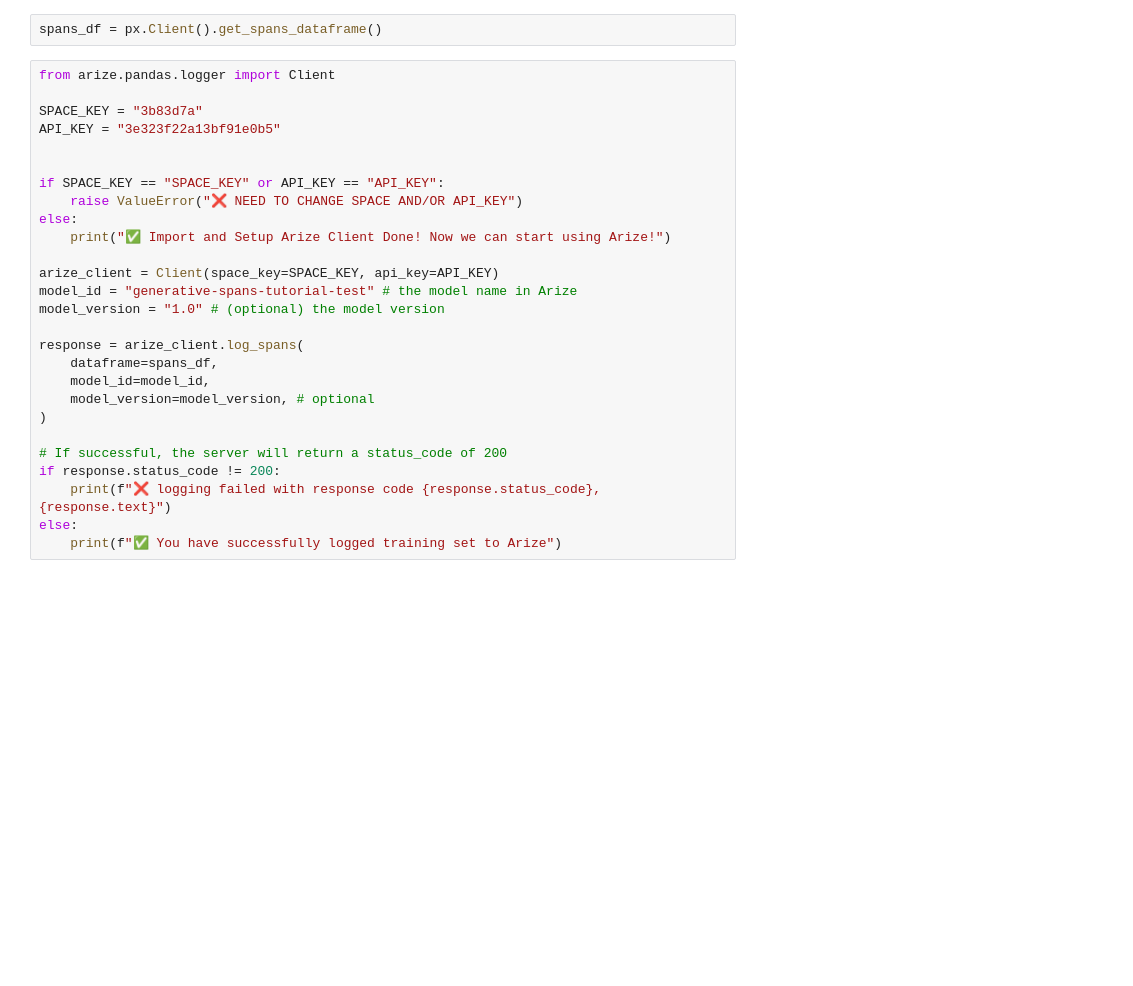
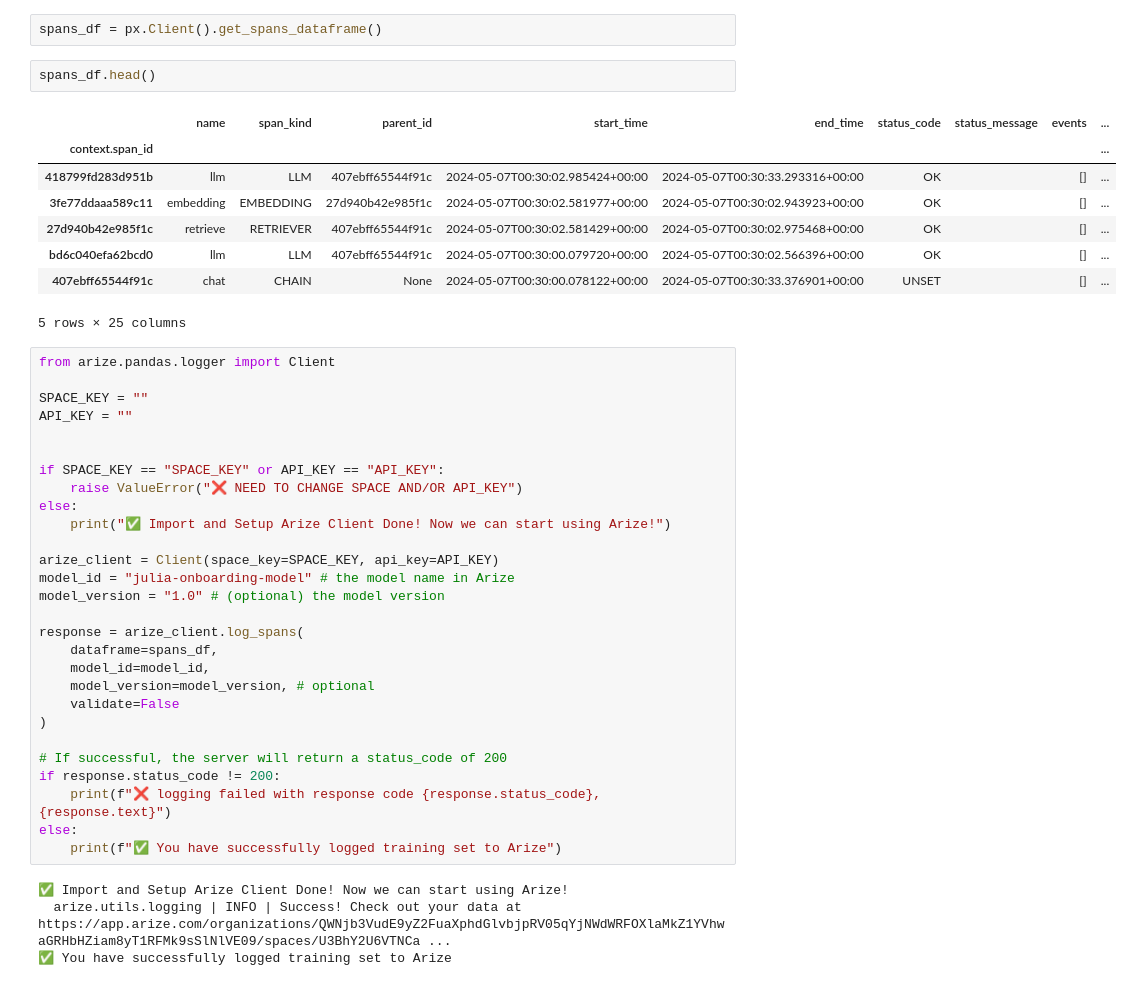
Before and after one commit to jgomes168/openinference, a Jupyter notebook: python/examples/dspy-rag-fastapi/evaluation/evaluate.ipynb, the cells around one changed output. Drawn from its saved outputs; the diff is of its cells as text; blank space fills up the shorter version.

Commit message:
working on exporting data to arize

```diff
--- a/python/examples/dspy-rag-fastapi/evaluation/evaluate.ipynb
+++ b/python/examples/dspy-rag-fastapi/evaluation/evaluate.ipynb
@@ -131,11 +149,22 @@ client.log_evaluations(DocumentEvaluations(dataframe=relevance_evals, eval_name=
                        SpanEvaluations(dataframe=hallucination_evals, eval_name="hallucination"))
 # %%
 spans_df = px.Client().get_spans_dataframe()
+# %%
+spans_df.head()
+# %% [output]
+|  | name | span_kind | parent_id | start_time | end_time | status_code | status_message | events | ... |
+| context.span_id |  |  |  |  |  |  |  |  | ... |
+| 418799fd283d951b | llm | LLM | 407ebff65544f91c | 2024-05-07T00:30:02.985424+00:00 | 2024-05-07T00:30:33.293316+00:00 | OK |  | [] | ... |
+| 3fe77ddaaa589c11 | embedding | EMBEDDING | 27d940b42e985f1c | 2024-05-07T00:30:02.581977+00:00 | 2024-05-07T00:30:02.943923+00:00 | OK |  | [] | ... |
+| 27d940b42e985f1c | retrieve | RETRIEVER | 407ebff65544f91c | 2024-05-07T00:30:02.581429+00:00 | 2024-05-07T00:30:02.975468+00:00 | OK |  | [] | ... |
+| bd6c040efa62bcd0 | llm | LLM | 407ebff65544f91c | 2024-05-07T00:30:00.079720+00:00 | 2024-05-07T00:30:02.566396+00:00 | OK |  | [] | ... |
+| 407ebff65544f91c | chat | CHAIN | None | 2024-05-07T00:30:00.078122+00:00 | 2024-05-07T00:30:33.376901+00:00 | UNSET |  | [] | ... |
+5 rows × 25 columns
 # %%
 from arize.pandas.logger import Client
 
-SPACE_KEY = "3b83d7a"
-API_KEY = "3e323f22a13bf91e0b5"
+SPACE_KEY = ""
+API_KEY = ""
 
 
 if SPACE_KEY == "SPACE_KEY" or API_KEY == "API_KEY":
@@ -144,13 +173,14 @@ else:
     print("✅ Import and Setup Arize Client Done! Now we can start using Arize!")
 
 arize_client = Client(space_key=SPACE_KEY, api_key=API_KEY)
-model_id = "generative-spans-tutorial-test" # the model name in Arize
+model_id = "julia-onboarding-model" # the model name in Arize
 model_version = "1.0" # (optional) the model version
 
 response = arize_client.log_spans(
     dataframe=spans_df,
     model_id=model_id,
     model_version=model_version, # optional
+    validate=False
 )
 
 # If successful, the server will return a status_code of 200
@@ -158,3 +188,7 @@ if response.status_code != 200:
     print(f"❌ logging failed with response code {response.status_code}, {response.text}")
 else:
     print(f"✅ You have successfully logged training set to Arize")
+# %% [output]
+✅ Import and Setup Arize Client Done! Now we can start using Arize!
+  arize.utils.logging | INFO | Success! Check out your data at https://app.arize.com/organizations/QWNjb3VudE9yZ2FuaXphdGlvbjpRV05qYjNWdWRFOXlaMkZ1YVhwaGRHbHZiam8yT1RFMk9sSlNlVE09/spaces/U3BhY2U6VTNCa ...
+✅ You have successfully logged training set to Arize
```
Also changed, not shown: parts of 9 cells of this notebook.
